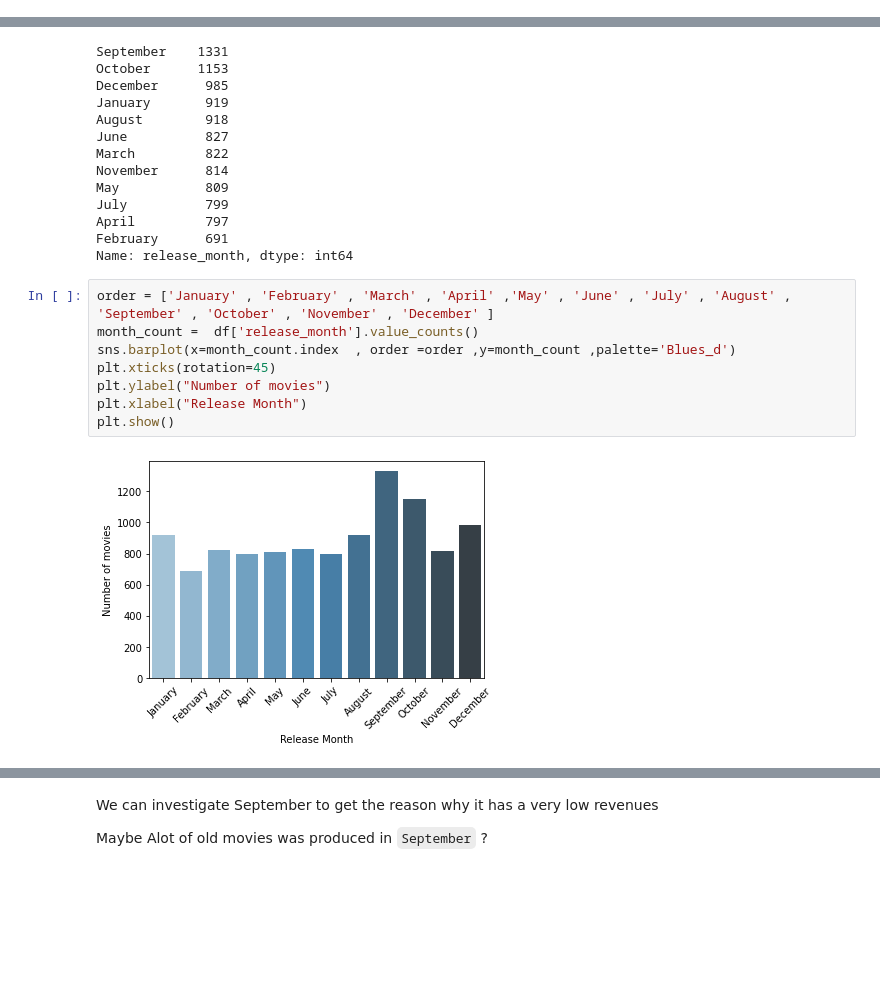
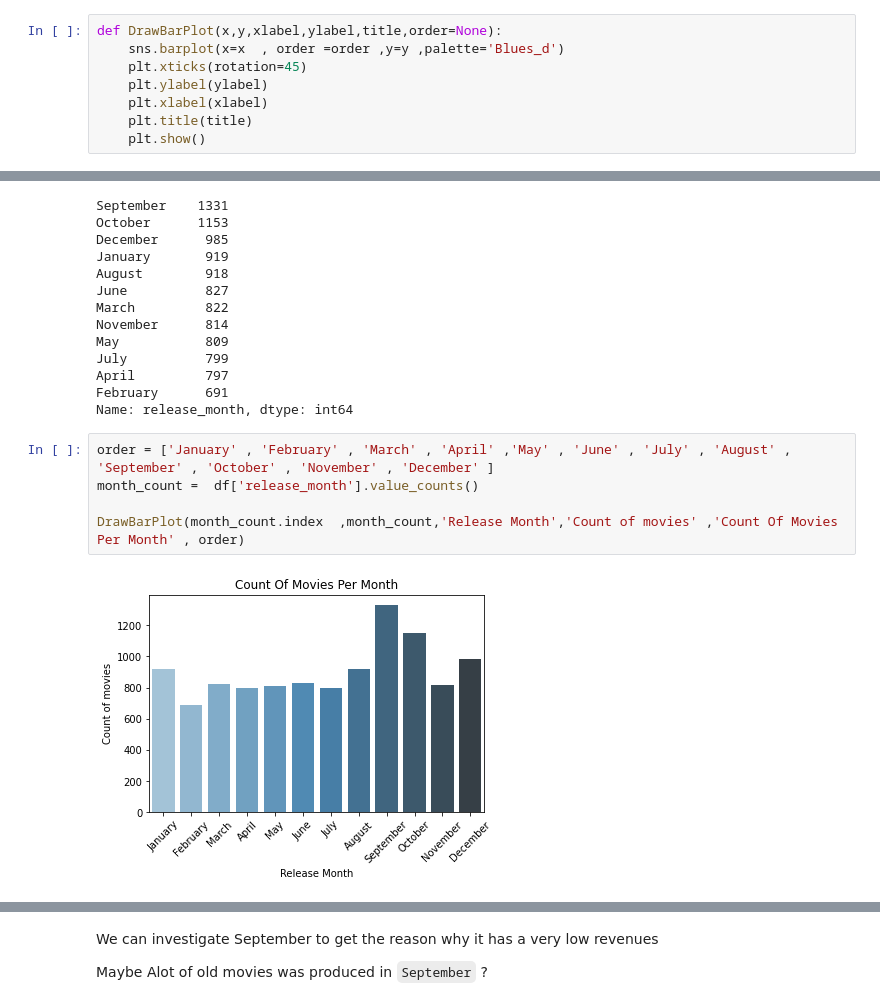
Before and after one commit to EslamAsfour/Investigate-a-Dataset, a Jupyter notebook: investigate-a-dataset-template.ipynb, the cells around one changed output, grey strips where cells are left out. Saved outputs shown, nothing was run; the diff lists cells and outputs as text; blank space fills up the shorter version.

```diff
--- a/investigate-a-dataset-template.ipynb
+++ b/investigate-a-dataset-template.ipynb
@@ -212,3 +252,11 @@ ___
+# %%
+def DrawBarPlot(x,y,xlabel,ylabel,title,order=None):
+    sns.barplot(x=x  , order =order ,y=y ,palette='Blues_d')
+    plt.xticks(rotation=45)
+    plt.ylabel(ylabel)
+    plt.xlabel(xlabel)
+    plt.title(title)
+    plt.show()
 # %% [markdown]
 Just as we did with the year we will now investigate the revenue and the count of movies produced each month to see if certain months gain more or producers tends to release their movies at that time
 # %%
@@ -231,12 +279,9 @@ Name: release_month, dtype: int64
 # %%
 order = ['January' , 'February' , 'March' , 'April' ,'May' , 'June' , 'July' , 'August' , 'September' , 'October' , 'November' , 'December' ]
 month_count =  df['release_month'].value_counts()
-sns.barplot(x=month_count.index  , order =order ,y=month_count ,palette='Blues_d')
-plt.xticks(rotation=45)
-plt.ylabel("Number of movies")
-plt.xlabel("Release Month")
-plt.show()
+
+DrawBarPlot(month_count.index  ,month_count,'Release Month','Count of movies' ,'Count Of Movies Per Month' , order)
 # %% [output]
-[figure, old version]
+[figure, new version]
 # %%
 month_count =  df.groupby('release_month')['total_rev'].sum()
```
Also changed, not shown: parts of 28 cells of this notebook.
